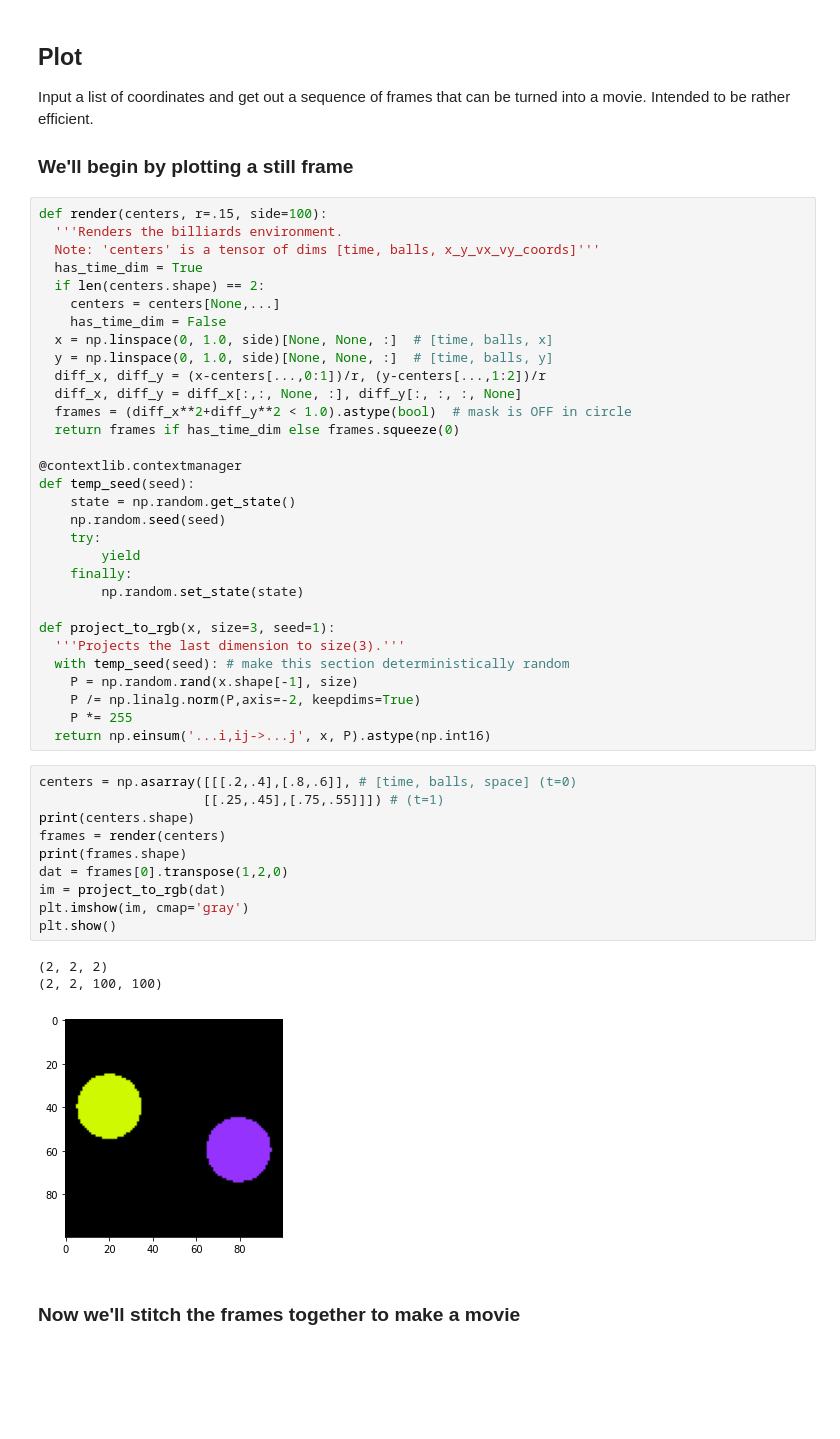
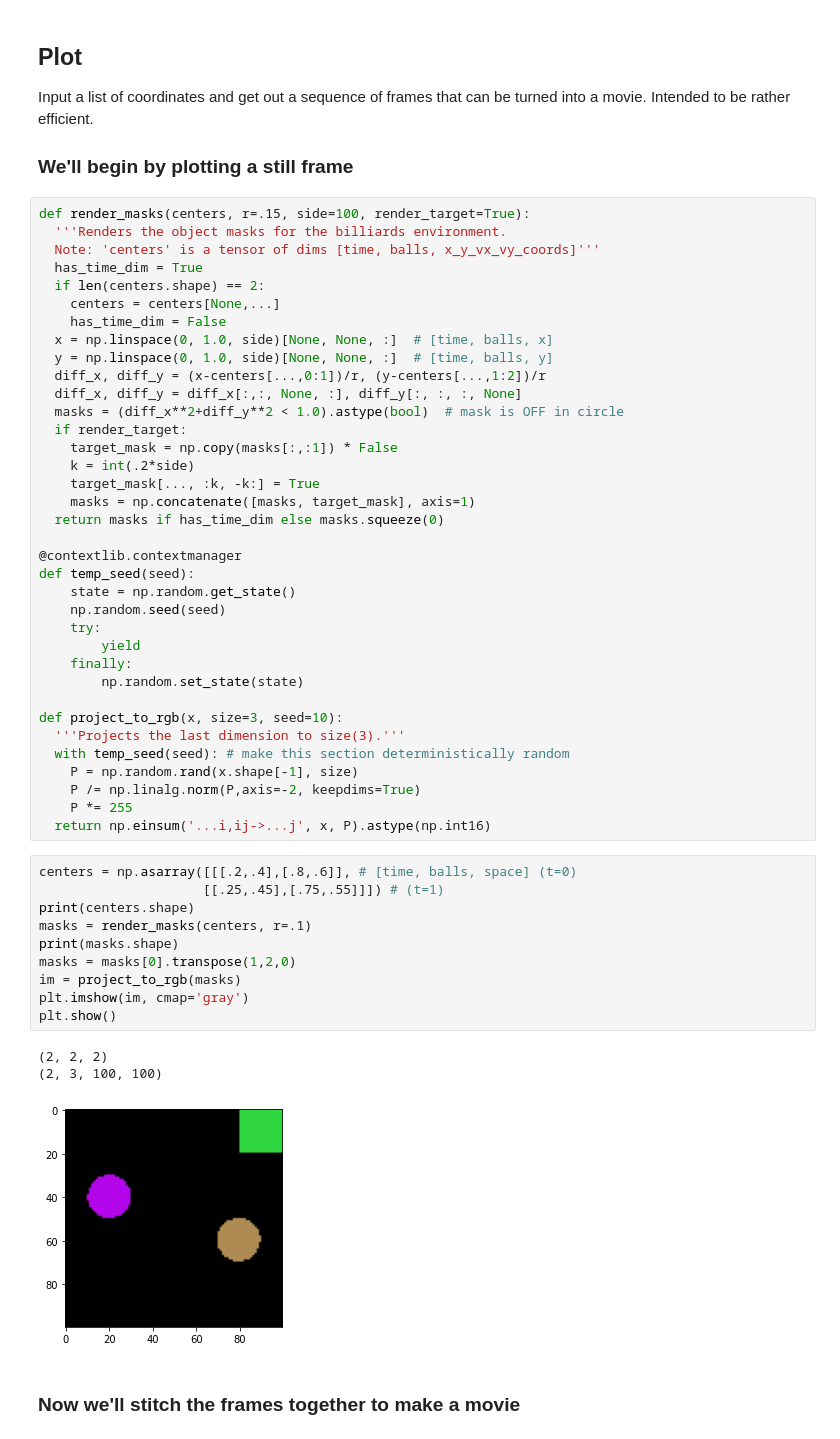
Before and after one commit to greydanus/billiards, a Jupyter notebook: tutorial.ipynb, the cells around one changed output. Saved outputs shown, nothing was run; the diff lists cells and outputs as text; blank space fills up the shorter version.

Commit message:
improve visualization and add actions to dataset

```diff
--- a/tutorial.ipynb
+++ b/tutorial.ipynb
@@ -107,8 +104,8 @@ Input a list of coordinates and get out a sequence of frames that can be turned
 
 ### We'll begin by plotting a still frame
 # %%
-def render(centers, r=.15, side=100):
-  '''Renders the billiards environment.
+def render_masks(centers, r=.15, side=100, render_target=True):
+  '''Renders the object masks for the billiards environment.
   Note: 'centers' is a tensor of dims [time, balls, x_y_vx_vy_coords]'''
   has_time_dim = True
   if len(centers.shape) == 2:
@@ -118,8 +115,13 @@ def render(centers, r=.15, side=100):
   y = np.linspace(0, 1.0, side)[None, None, :]  # [time, balls, y]
   diff_x, diff_y = (x-centers[...,0:1])/r, (y-centers[...,1:2])/r
   diff_x, diff_y = diff_x[:,:, None, :], diff_y[:, :, :, None]
-  frames = (diff_x**2+diff_y**2 < 1.0).astype(bool)  # mask is OFF in circle
-  return frames if has_time_dim else frames.squeeze(0)
+  masks = (diff_x**2+diff_y**2 < 1.0).astype(bool)  # mask is OFF in circle
+  if render_target:
+    target_mask = np.copy(masks[:,:1]) * False
+    k = int(.2*side)
+    target_mask[..., :k, -k:] = True
+    masks = np.concatenate([masks, target_mask], axis=1)
+  return masks if has_time_dim else masks.squeeze(0)
 
 @contextlib.contextmanager
 def temp_seed(seed):
@@ -130,7 +132,7 @@ def temp_seed(seed):
     finally:
         np.random.set_state(state)
 
-def project_to_rgb(x, size=3, seed=1):
+def project_to_rgb(x, size=3, seed=10):
   '''Projects the last dimension to size(3).'''
   with temp_seed(seed): # make this section deterministically random
     P = np.random.rand(x.shape[-1], size)
@@ -140,17 +142,17 @@ def project_to_rgb(x, size=3, seed=1):
 # %%
 centers = np.asarray([[[.2,.4],[.8,.6]], # [time, balls, space] (t=0)
                      [[.25,.45],[.75,.55]]]) # (t=1)
 print(centers.shape)
-frames = render(centers)
-print(frames.shape)
-dat = frames[0].transpose(1,2,0)
-im = project_to_rgb(dat)
+masks = render_masks(centers, r=.1)
+print(masks.shape)
+masks = masks[0].transpose(1,2,0)
+im = project_to_rgb(masks)
 plt.imshow(im, cmap='gray')
 plt.show()
 # %% [output]
 (2, 2, 2)
-(2, 2, 100, 100)
+(2, 3, 100, 100)
-[figure, old version]
+[figure, new version]
 # %% [markdown]
 ### Now we'll stitch the frames together to make a movie
 # %%
```
Also changed, not shown: parts of 6 cells of this notebook, 5 other files.
